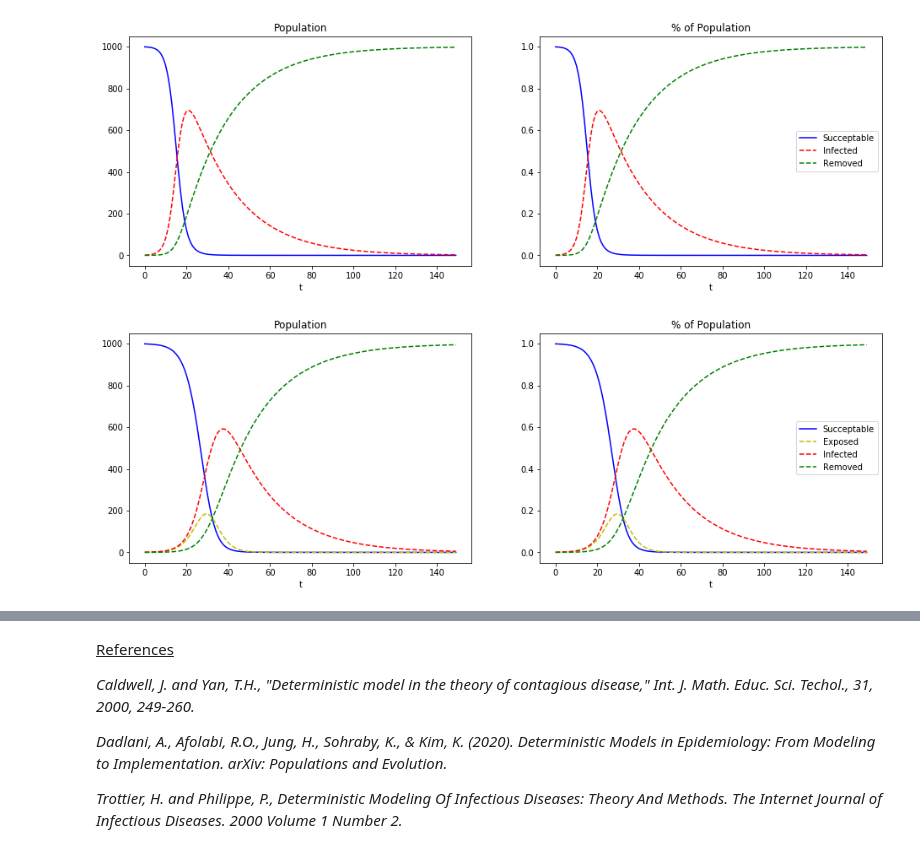
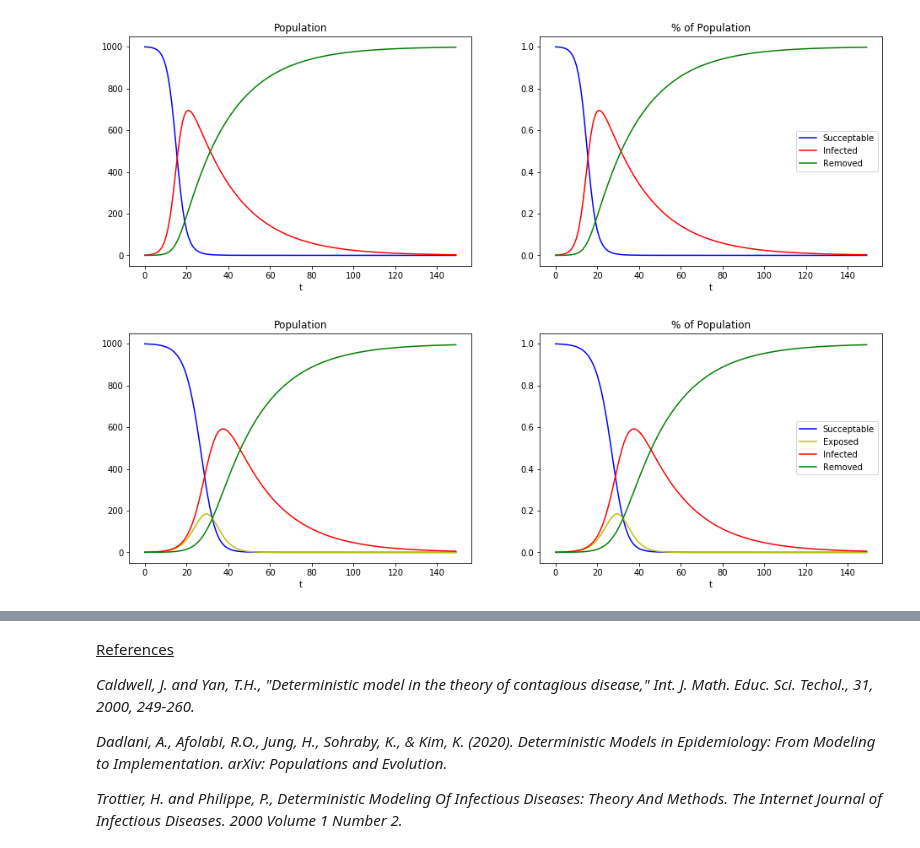
Before and after one commit to samroon2/math_models, a Jupyter notebook: deterministic_modelling_of_contagious_disease.ipynb, the cells around one changed output, grey strips where cells are left out. Saved outputs shown, nothing was run; the diff lists cells and outputs as text; code cells hidden in the pictures.

```diff
--- a/deterministic_modelling_of_contagious_disease.ipynb
+++ b/deterministic_modelling_of_contagious_disease.ipynb
@@ -387,28 +387,28 @@ plt.show()
 # %%
 beta = 4.95e-4 # Infection rate
 gamma = 0.04419 # Removal / recovery
 alpha = 1/3 # 1/(3 days) latent/incubation period
 
-# Our initial conditions: 99999 succeptable, 1 infected, 0 removed.
+# Our initial conditions: 999 succeptable, 1 infected, 0 removed.
 x0 = [999, 0, 1, 0]
 
 t = range(150)
 res = odeint(sire_disease_model, x0, t)
 
 f, (ax1, ax2) = plt.subplots(1, 2, figsize=(16,5))
 ax1.plot(t,res[:,0],'b-', label='Succeptable')
-ax1.plot(t,res[:,1],'y--', label='Exposed')
-ax1.plot(t,res[:,2],'r--', label='Infected')
-ax1.plot(t,res[:,3],'g--', label='Removed')
+ax1.plot(t,res[:,1],'y-', label='Exposed')
+ax1.plot(t,res[:,2],'r-', label='Infected')
+ax1.plot(t,res[:,3],'g-', label='Removed')
 ax1.set_title('Population')
 ax1.set_xlabel('t')
 ax2.plot(t,res[:,0] * (1/1000),'b-', label='Succeptable')
-ax2.plot(t,res[:,1] * (1/1000),'y--', label='Exposed')
-ax2.plot(t,res[:,2] * (1/1000),'r--', label='Infected')
-ax2.plot(t,res[:,3] * (1/1000),'g--', label='Removed')
+ax2.plot(t,res[:,1] * (1/1000),'y-', label='Exposed')
+ax2.plot(t,res[:,2] * (1/1000),'r-', label='Infected')
+ax2.plot(t,res[:,3] * (1/1000),'g-', label='Removed')
 ax2.set_title('% of Population')
 ax2.set_xlabel('t')
 plt.legend(loc='best')
 plt.show()
 # %% [output]
-[figure, old version]
+[figure, new version]
```
Also changed, not shown: parts of 6 cells of this notebook.
